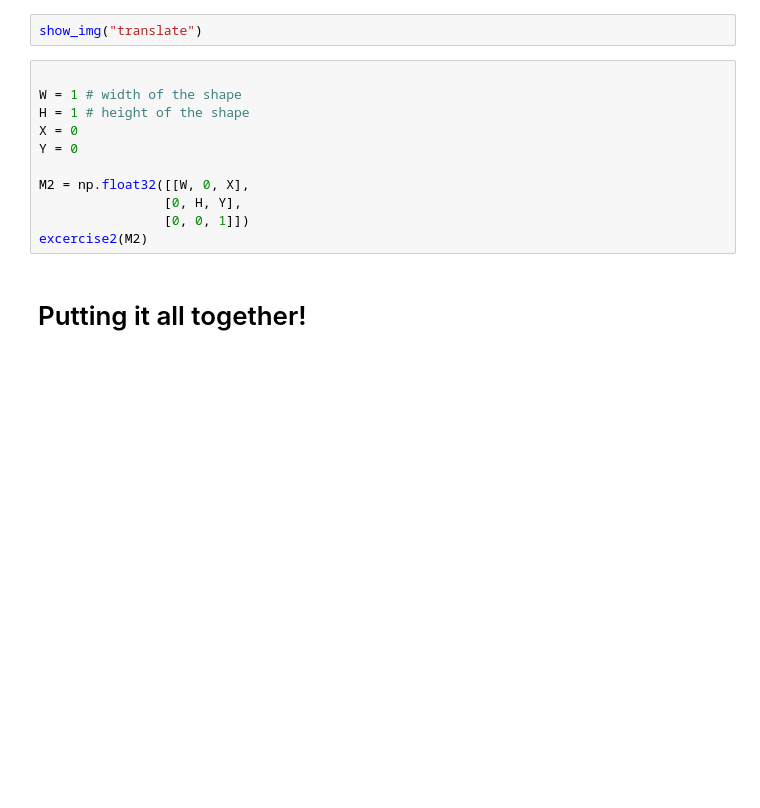
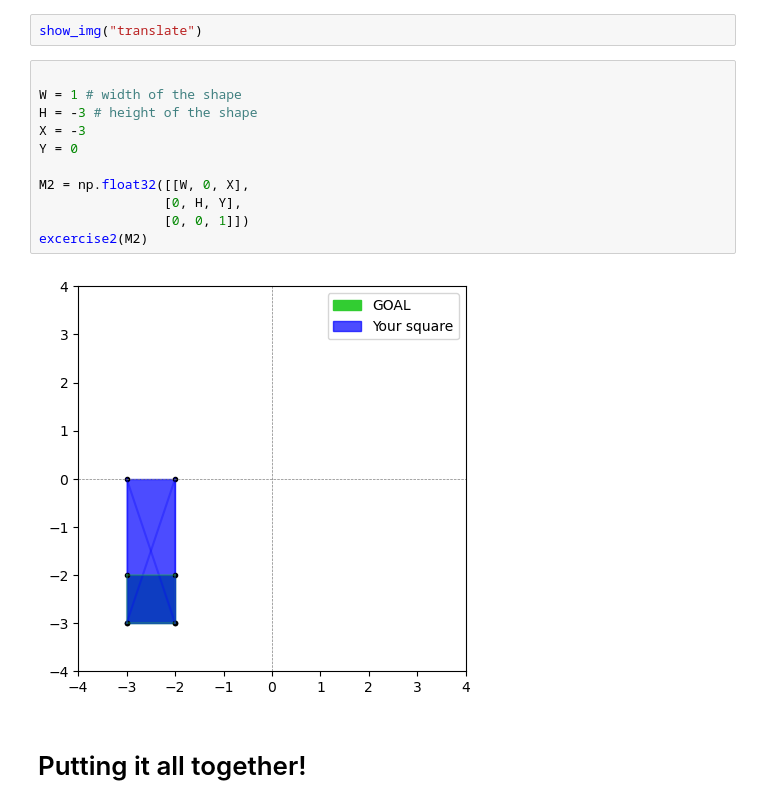
Before and after one commit to laumonfe/NordicWomenInSTEM, a Jupyter notebook: funMath_collab.ipynb, the cells around one changed output. Saved outputs shown, nothing was run; the diff lists cells and outputs as text; blank space fills up the shorter version.

```diff
--- a/funMath_collab.ipynb
+++ b/funMath_collab.ipynb
@@ -96,14 +102,16 @@ show_img("translate")
 # %%
 
 W = 1 # width of the shape
-H = 1 # height of the shape
-X = 0
+H = -3 # height of the shape
+X = -3
 Y = 0
 
 M2 = np.float32([[W, 0, X],
             	[0, H, Y],
             	[0, 0, 1]])
 excercise2(M2)
+# %% [output]
+[figure, added]
 # %% [markdown]
 # Putting it all together!
 # %%
```
Also changed, not shown: parts of 4 cells of this notebook, 1 other file.
